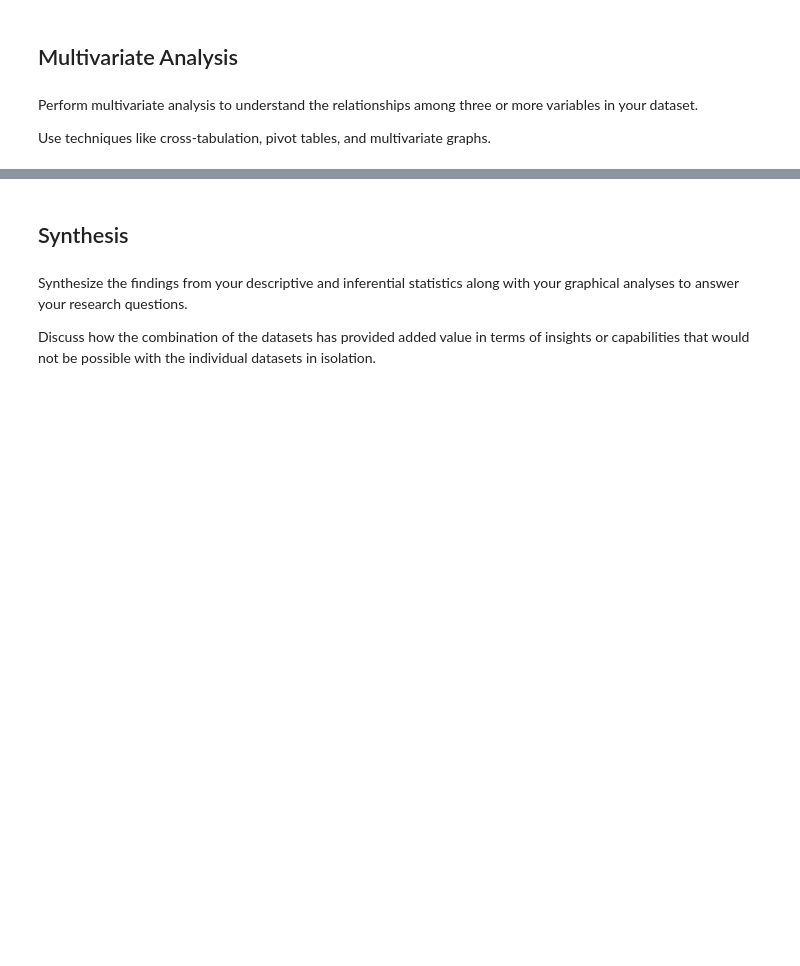
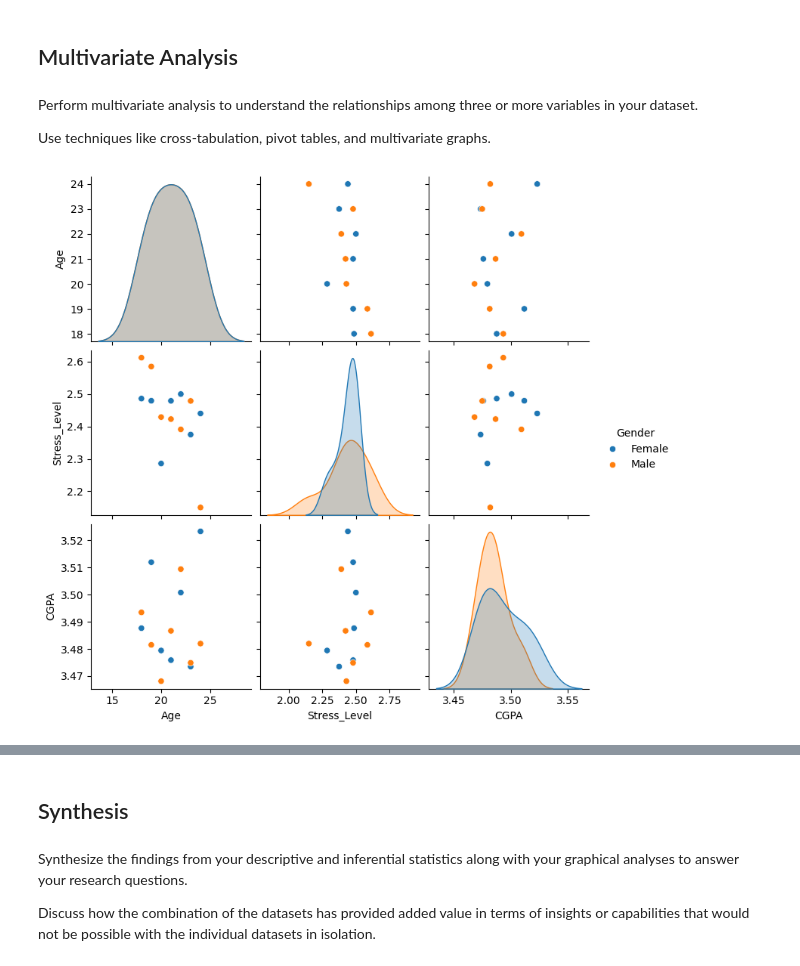
Before and after one commit to rebeccafalash/project_2_618, a Jupyter notebook: project1_v2.ipynb, the cells around one changed output, grey strips where cells are left out. Saved outputs shown, nothing was run; the diff lists cells and outputs as text; code cells hidden in the pictures; blank space fills up the shorter version.

```diff
--- a/project1_v2.ipynb
+++ b/project1_v2.ipynb
@@ -155,2 +302,9 @@ Use techniques like cross-tabulation, pivot tables, and multivariate graphs.
 # %%
-#Q2
+sns.pairplot(
+    q1_df[['Age', 'Stress_Level', 'CGPA', 'Gender']],
+    hue='Gender',
+    diag_kind='kde'
+)
+plt.show()
+# %% [output]
+[figure, added]
```
Also changed, not shown: parts of 31 cells of this notebook.
